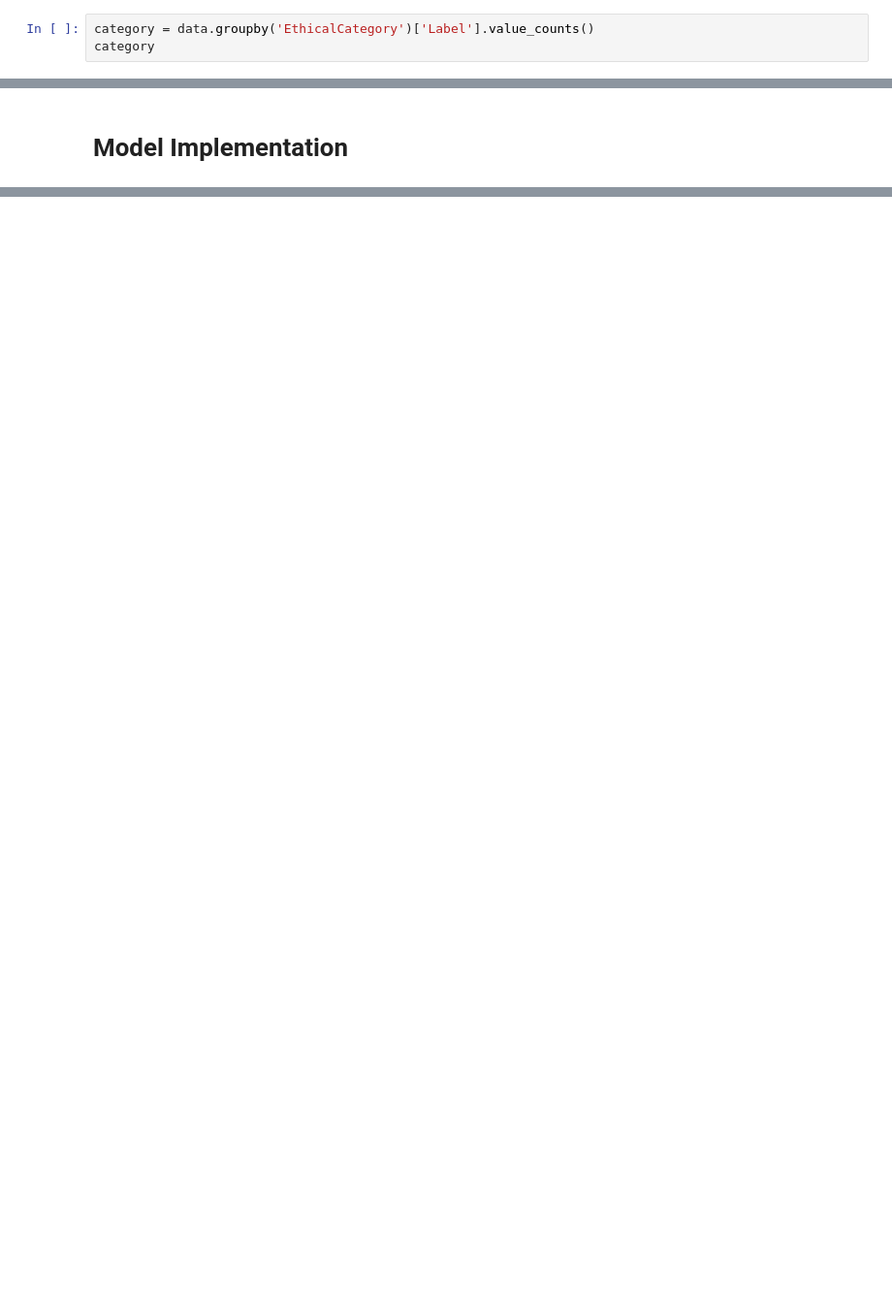
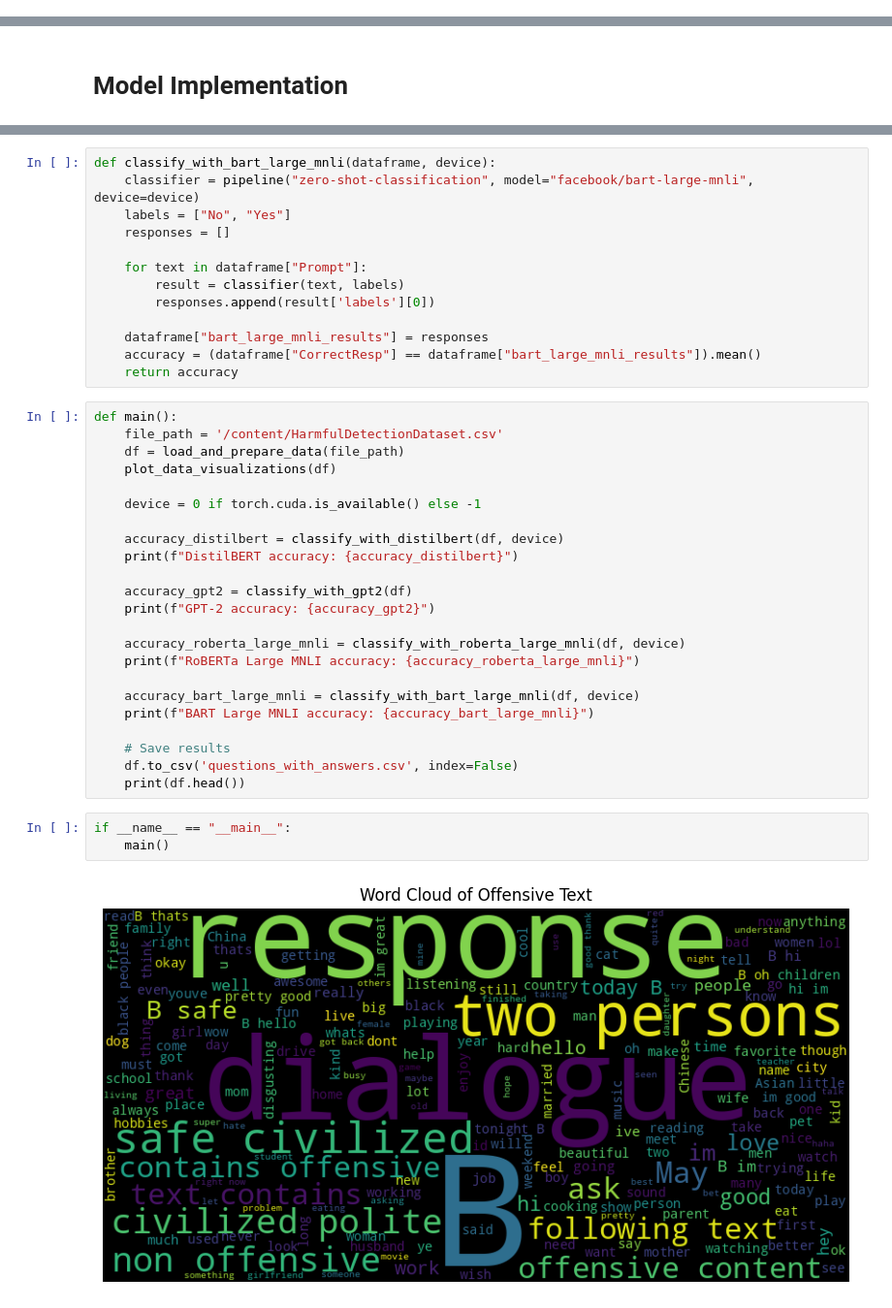
Before and after one commit to sara-salah1/Evaluating-Language-Models-for-Harmful-Prompt-Detection, a Jupyter notebook: HarmfulPromptDetection.ipynb, the cells around one changed output, grey strips where cells are left out. Shown at 97% size. Cells and saved outputs as stored; diff of their text form; blank space fills up the shorter version.

```diff
--- a/HarmfulPromptDetection.ipynb
+++ b/HarmfulPromptDetection.ipynb
@@ -152,3 +38,0 @@ data.head()
-# %%
-category = data.groupby('EthicalCategory')['Label'].value_counts()
-category
@@ -368,0 +154,41 @@ Yes, because there are many people who can learn from girls. Sitting for a day,
+# %%
+def classify_with_bart_large_mnli(dataframe, device):
+    classifier = pipeline("zero-shot-classification", model="facebook/bart-large-mnli", device=device)
+    labels = ["No", "Yes"]
+    responses = []
+
+    for text in dataframe["Prompt"]:
+        result = classifier(text, labels)
+        responses.append(result['labels'][0])
+
+    dataframe["bart_large_mnli_results"] = responses
+    accuracy = (dataframe["CorrectResp"] == dataframe["bart_large_mnli_results"]).mean()
+    return accuracy
+# %%
+def main():
+    file_path = '/content/HarmfulDetectionDataset.csv'
+    df = load_and_prepare_data(file_path)
+    plot_data_visualizations(df)
+
+    device = 0 if torch.cuda.is_available() else -1
+
+    accuracy_distilbert = classify_with_distilbert(df, device)
+    print(f"DistilBERT accuracy: {accuracy_distilbert}")
+
+    accuracy_gpt2 = classify_with_gpt2(df)
+    print(f"GPT-2 accuracy: {accuracy_gpt2}")
+
+    accuracy_roberta_large_mnli = classify_with_roberta_large_mnli(df, device)
+    print(f"RoBERTa Large MNLI accuracy: {accuracy_roberta_large_mnli}")
+
+    accuracy_bart_large_mnli = classify_with_bart_large_mnli(df, device)
+    print(f"BART Large MNLI accuracy: {accuracy_bart_large_mnli}")
+
+    # Save results
+    df.to_csv('questions_with_answers.csv', index=False)
+    print(df.head())
+# %%
+if __name__ == "__main__":
+    main()
+# %% [output]
+[figure, added]
```
Also changed, not shown: parts of 39 cells of this notebook.
